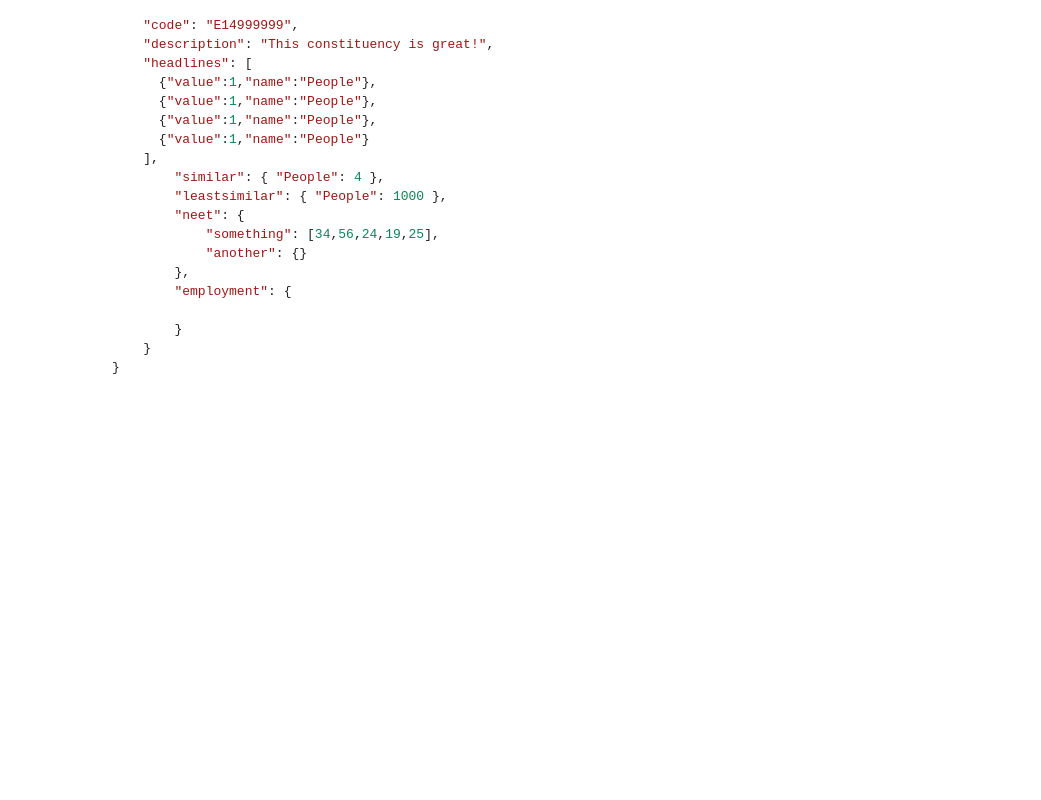
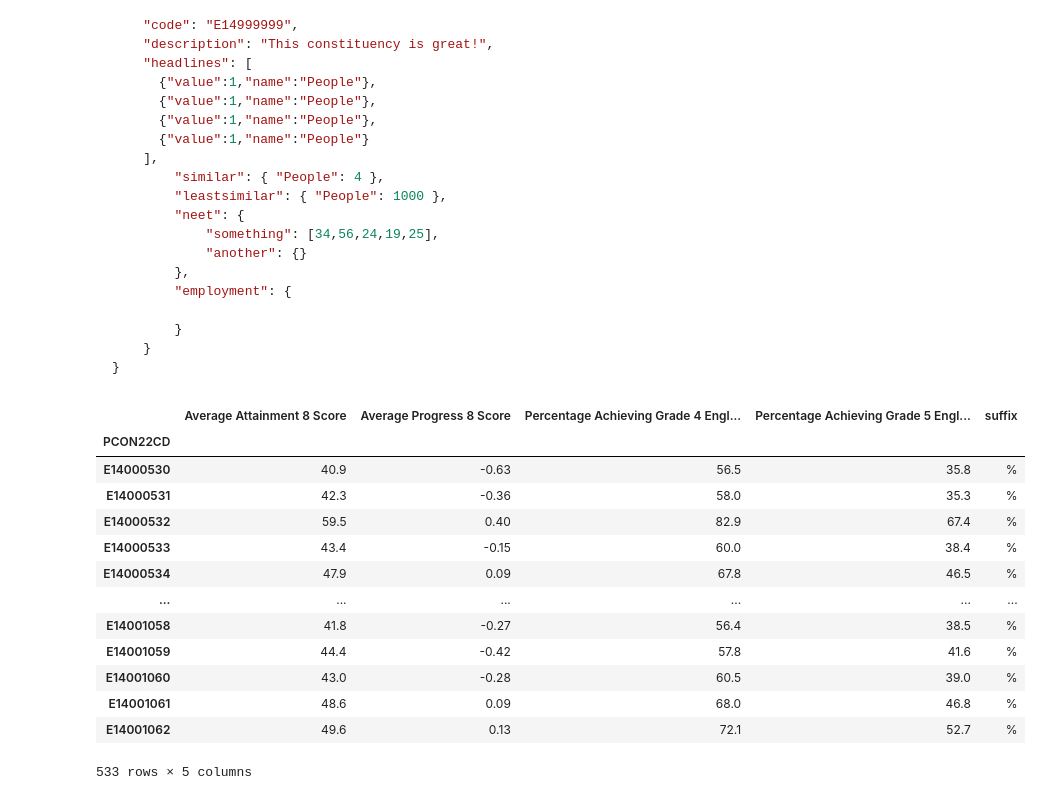
Before and after one commit to open-innovations/yff-data, a Jupyter notebook: scripts/areas/summarise.ipynb, the cells around one changed output. Drawn from its saved outputs; the diff is of its cells as text; code cells hidden in the pictures; blank space fills up the shorter version.

Commit message:
Add education data to constituency dashboard

```diff
--- a/scripts/areas/summarise.ipynb
+++ b/scripts/areas/summarise.ipynb
@@ -41,10 +41,30 @@ summary.rename(columns=lambda x: x.lower(), inplace=True)
 # %%
 summary = summary.to_dict(orient='index')
 # %%
-headlines = pd.read_csv('../../data/area/pcon/headlines.csv', index_col='PCON22CD')
+employment_headlines = pd.read_csv('../../data/area/pcon/headlines.csv', index_col='PCON22CD')
+education_headlines = pd.read_csv('../../data/area/pcon/education_attainment_pcon_2010.csv', index_col='PCON22CD')
+
+
 econ_inactive = pd.read_csv('../../data/area/pcon/econ_inactive_16-24_last_3_years.csv', index_col='PCON22CD')
 unemployment = pd.read_csv('../../data/area/pcon/youth_unem_16-24_last_3_years.csv', index_col='PCON22CD')
 economic_activity_16_19 = pd.read_csv('../../data/area/pcon/econ_active_16-19_last_3_years.csv', index_col='PCON22CD')
 economic_activity_20_24 = pd.read_csv('../../data/area/pcon/econ_active_20-24_last_3_years.csv', index_col='PCON22CD')
+# %%
+education_headlines
+# %% [output]
+|  | Average Attainment 8 Score | Average Progress 8 Score | Percentage Achieving Grade 4 Engl... | Percentage Achieving Grade 5 Engl... | suffix |
+| PCON22CD |  |  |  |  |  |
+| E14000530 | 40.9 | -0.63 | 56.5 | 35.8 | % |
+| E14000531 | 42.3 | -0.36 | 58.0 | 35.3 | % |
+| E14000532 | 59.5 | 0.40 | 82.9 | 67.4 | % |
+| E14000533 | 43.4 | -0.15 | 60.0 | 38.4 | % |
+| E14000534 | 47.9 | 0.09 | 67.8 | 46.5 | % |
+| ... | ... | ... | ... | ... | ... |
+| E14001058 | 41.8 | -0.27 | 56.4 | 38.5 | % |
+| E14001059 | 44.4 | -0.42 | 57.8 | 41.6 | % |
+| E14001060 | 43.0 | -0.28 | 60.5 | 39.0 | % |
+| E14001061 | 48.6 | 0.09 | 68.0 | 46.8 | % |
+| E14001062 | 49.6 | 0.13 | 72.1 | 52.7 | % |
+533 rows × 5 columns
 # %%
 for s in summary:
```
Also changed, not shown: parts of 1 cell of this notebook, 5 other files.
